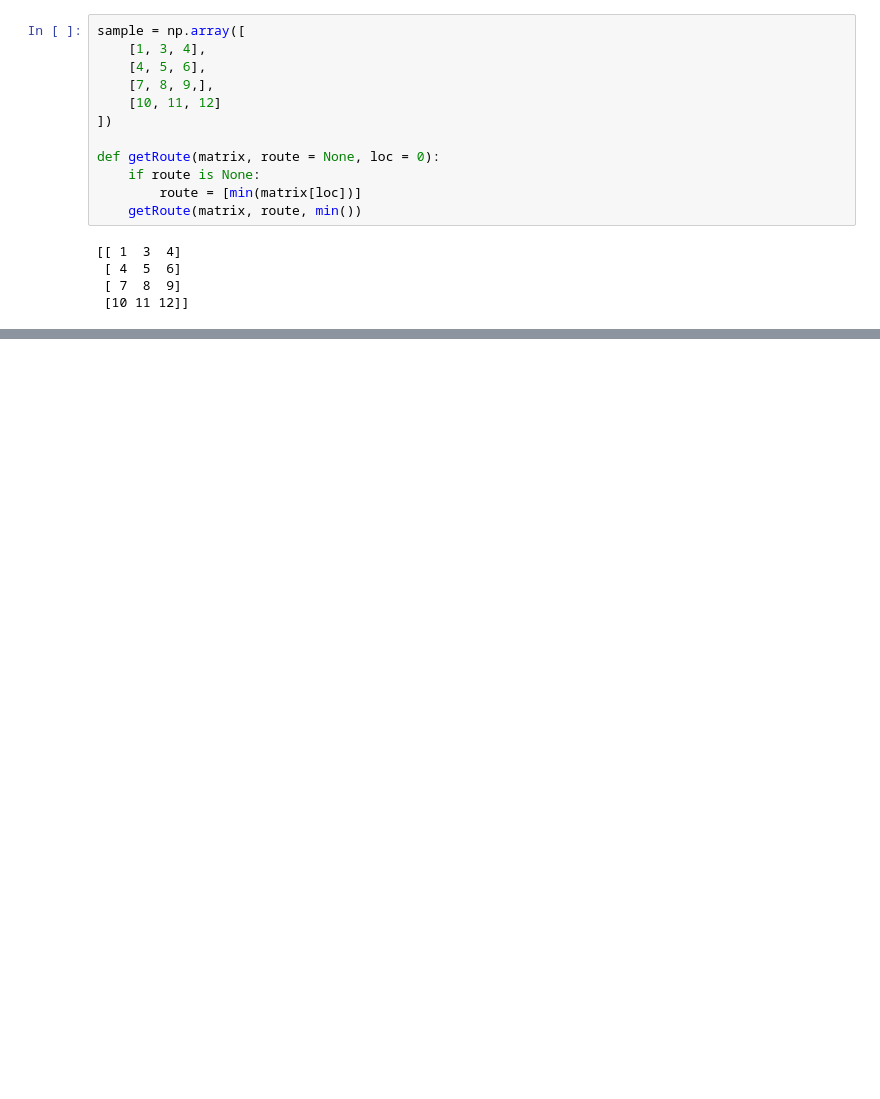
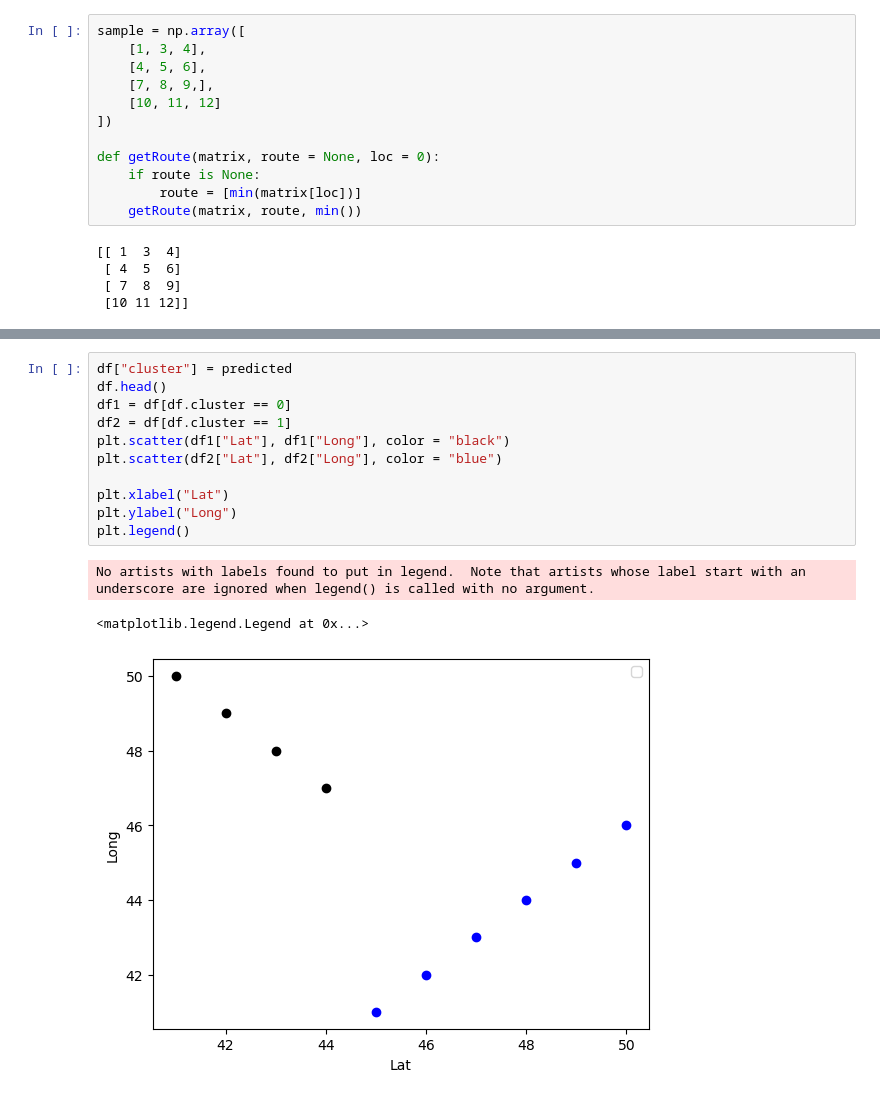
Before and after one commit to achyuthparth/2023Internship, a Jupyter notebook: geocodeLearn.ipynb, the cells around one changed output, grey strips where cells are left out. Drawn from its saved outputs; the diff is of its cells as text; blank space fills up the shorter version.

```diff
--- a/geocodeLearn.ipynb
+++ b/geocodeLearn.ipynb
@@ -378,0 +413,15 @@ def getRoute(matrix, route = None, loc = 0):
+# %%
+df["cluster"] = predicted
+df.head()
+df1 = df[df.cluster == 0]
+df2 = df[df.cluster == 1]
+plt.scatter(df1["Lat"], df1["Long"], color = "black")
+plt.scatter(df2["Lat"], df2["Long"], color = "blue")
+
+plt.xlabel("Lat")
+plt.ylabel("Long")
+plt.legend()
+# %% [output]
+No artists with labels found to put in legend.  Note that artists whose label start with an underscore are ignored when legend() is called with no argument.
+<matplotlib.legend.Legend at 0x...>
+[figure, added]
```
Also changed, not shown: parts of 7 cells of this notebook.
